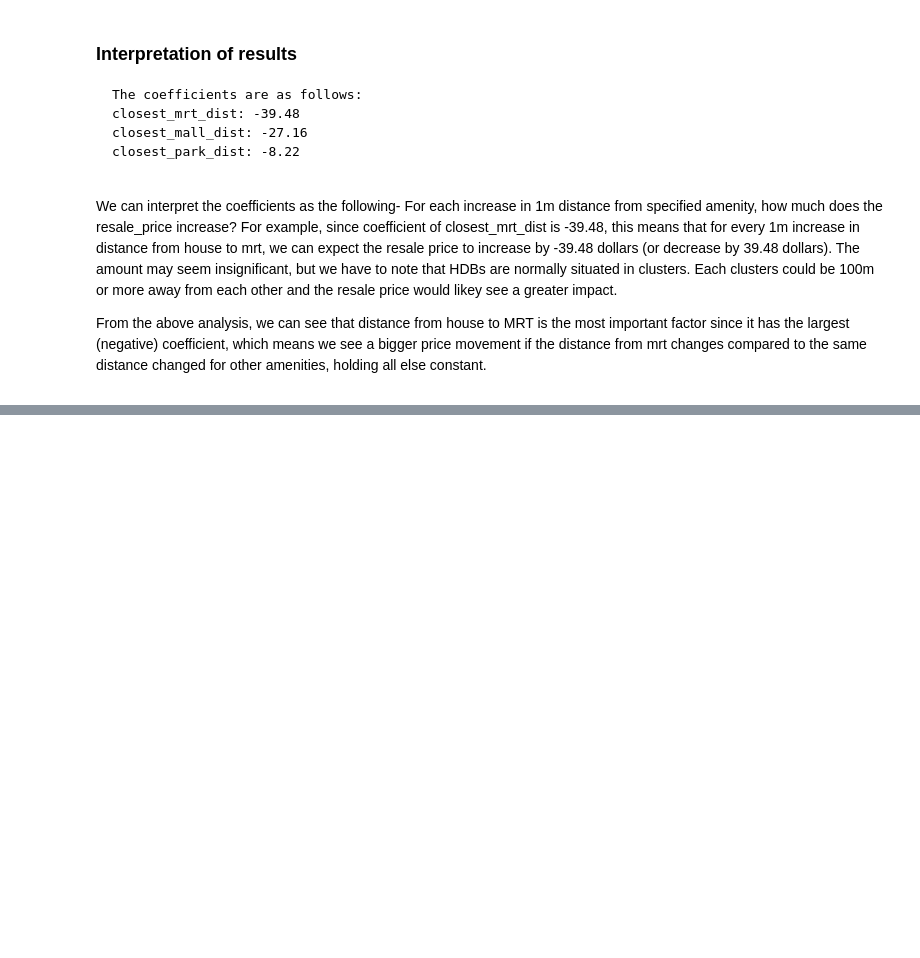
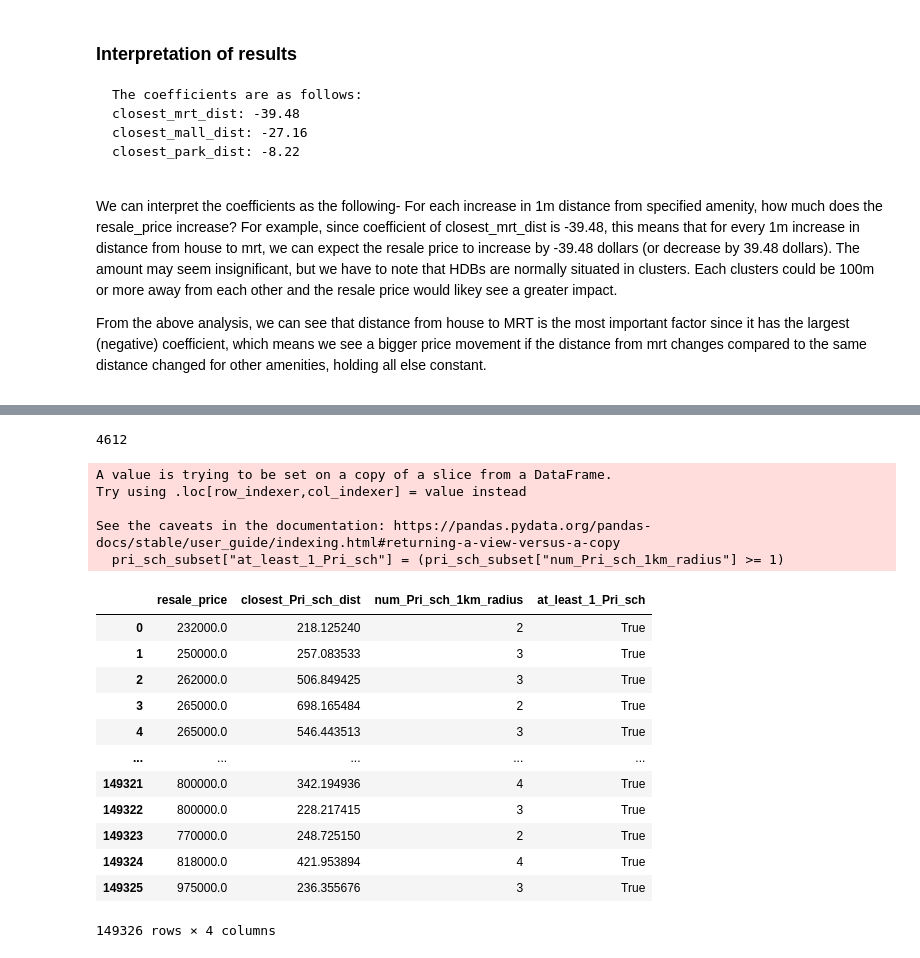
Before and after one commit to alvintanjl/HDB_Resale_Price_Regression, a Jupyter notebook: DataViz.ipynb, the cells around one changed output, grey strips where cells are left out. Saved outputs shown, nothing was run; the diff lists cells and outputs as text; code cells hidden in the pictures; blank space fills up the shorter version.

```diff
--- a/DataViz.ipynb
+++ b/DataViz.ipynb
@@ -246,0 +278,27 @@ From the above analysis, we can see that distance from house to MRT is the most
+# %%
+pri_sch_subset = df[["resale_price", "closest_Pri_sch_dist","num_Pri_sch_1km_radius"]]
+(pri_sch_subset["closest_Pri_sch_dist"] >= 1000).sum()   # Primary school not within 1km
+# %% [output]
+4612
+# %%
+pri_sch_subset["at_least_1_Pri_sch"] = (pri_sch_subset["num_Pri_sch_1km_radius"] >= 1)
+pri_sch_subset
+# %% [output]
+A value is trying to be set on a copy of a slice from a DataFrame.
+Try using .loc[row_indexer,col_indexer] = value instead
+
+See the caveats in the documentation: https://pandas.pydata.org/pandas-docs/stable/user_guide/indexing.html#returning-a-view-versus-a-copy
+  pri_sch_subset["at_least_1_Pri_sch"] = (pri_sch_subset["num_Pri_sch_1km_radius"] >= 1)
+|  | resale_price | closest_Pri_sch_dist | num_Pri_sch_1km_radius | at_least_1_Pri_sch |
+| 0 | 232000.0 | 218.125240 | 2 | True |
+| 1 | 250000.0 | 257.083533 | 3 | True |
+| 2 | 262000.0 | 506.849425 | 3 | True |
+| 3 | 265000.0 | 698.165484 | 2 | True |
+| 4 | 265000.0 | 546.443513 | 3 | True |
+| ... | ... | ... | ... | ... |
+| 149321 | 800000.0 | 342.194936 | 4 | True |
+| 149322 | 800000.0 | 228.217415 | 3 | True |
+| 149323 | 770000.0 | 248.725150 | 2 | True |
+| 149324 | 818000.0 | 421.953894 | 4 | True |
+| 149325 | 975000.0 | 236.355676 | 3 | True |
+149326 rows × 4 columns
```
Also changed, not shown: parts of 5 cells of this notebook.
